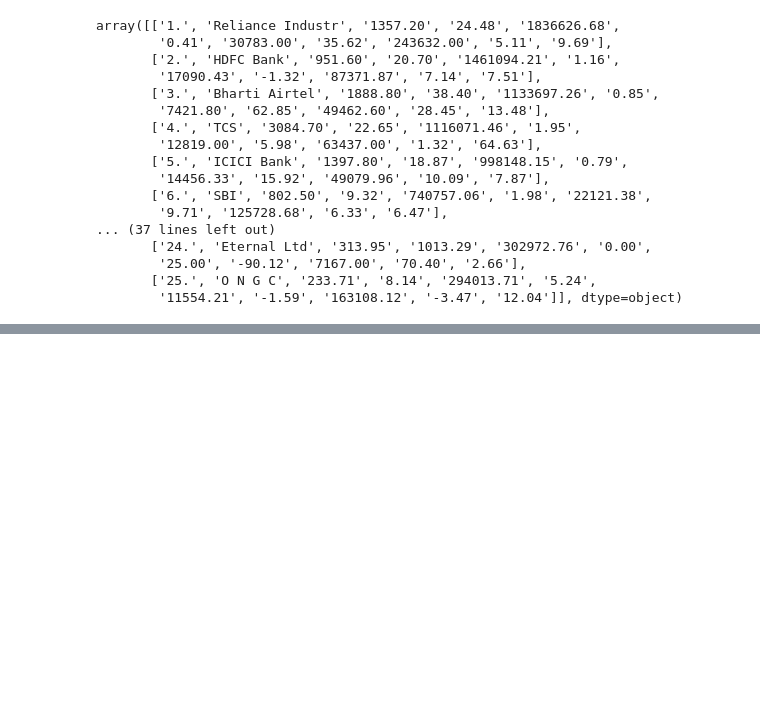
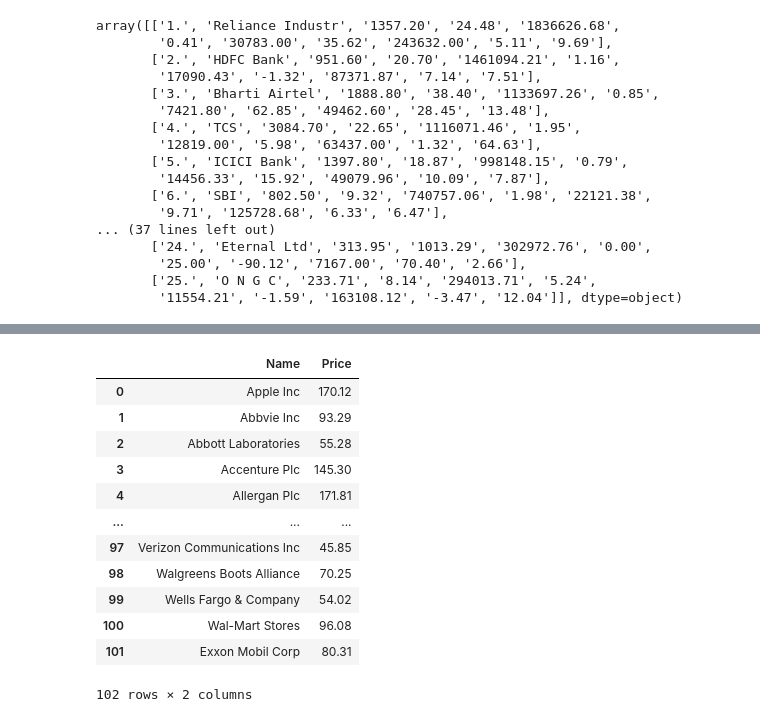
Before and after one commit to sunilsala88/batch33, a Jupyter notebook: 10_data_analysis/pandas1.ipynb, the cells around one changed output, grey strips where cells are left out. Drawn from its saved outputs; the diff is of its cells as text; code cells hidden in the pictures; blank space fills up the shorter version.

```diff
--- a/10_data_analysis/pandas1.ipynb
+++ b/10_data_analysis/pandas1.ipynb
@@ -195,0 +198,4 @@ array([['1.', 'Reliance Industr', '1357.20', '24.48', '1836626.68',
+# %%
+import pandas as pd
+data=pd.read_csv(r"/Users/algo trading 2025/batch33/10_data_analysis/sp500.csv")
+data
@@ -195,0 +246,16 @@ array([['1.', 'Reliance Industr', '1357.20', '24.48', '1836626.68',
+# %%
+data[['Name',"Price"]]
+# %% [output]
+|  | Name | Price |
+| 0 | Apple Inc | 170.12 |
+| 1 | Abbvie Inc | 93.29 |
+| 2 | Abbott Laboratories | 55.28 |
+| 3 | Accenture Plc | 145.30 |
+| 4 | Allergan Plc | 171.81 |
+| ... | ... | ... |
+| 97 | Verizon Communications Inc | 45.85 |
+| 98 | Walgreens Boots Alliance | 70.25 |
+| 99 | Wells Fargo & Company | 54.02 |
+| 100 | Wal-Mart Stores | 96.08 |
+| 101 | Exxon Mobil Corp | 80.31 |
+102 rows × 2 columns
```
Also changed, not shown: parts of 4 cells of this notebook.
